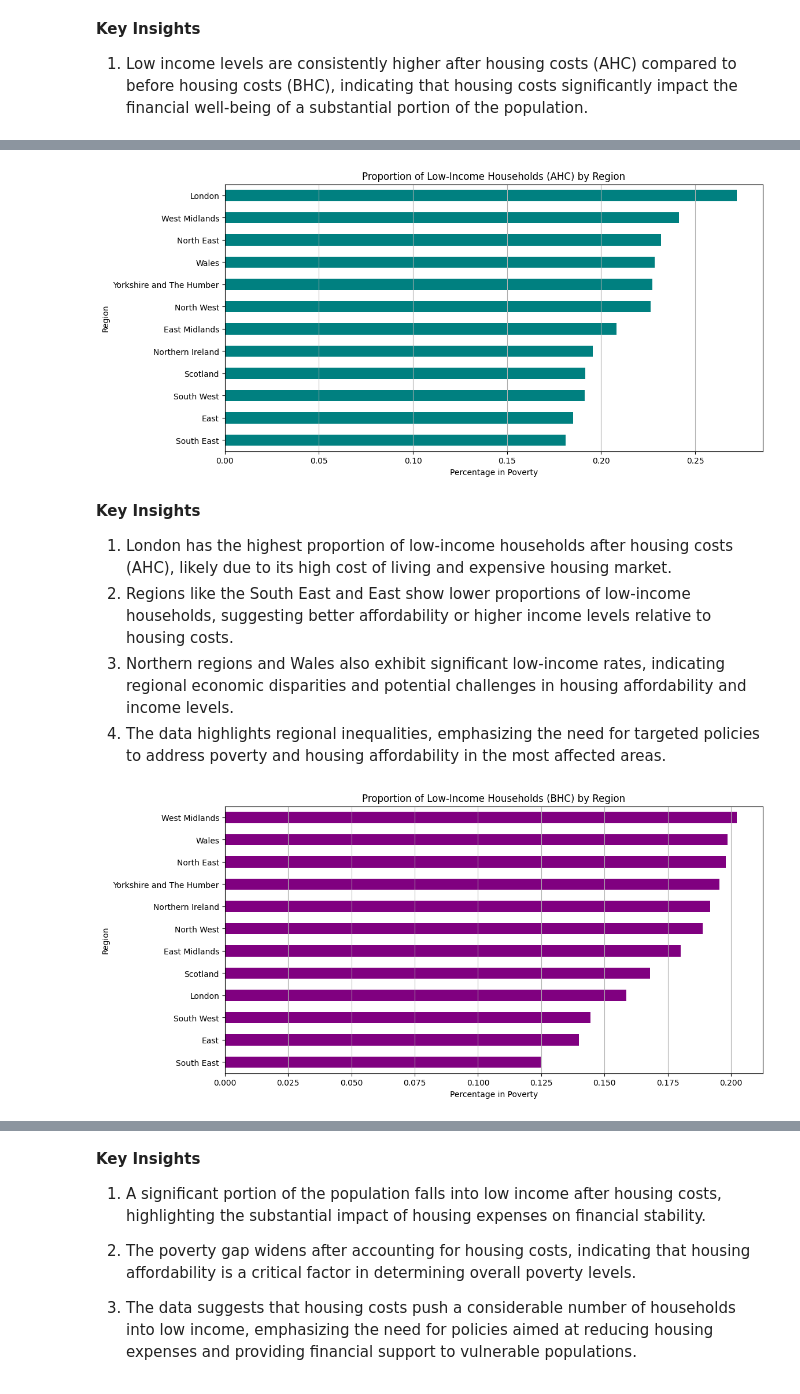
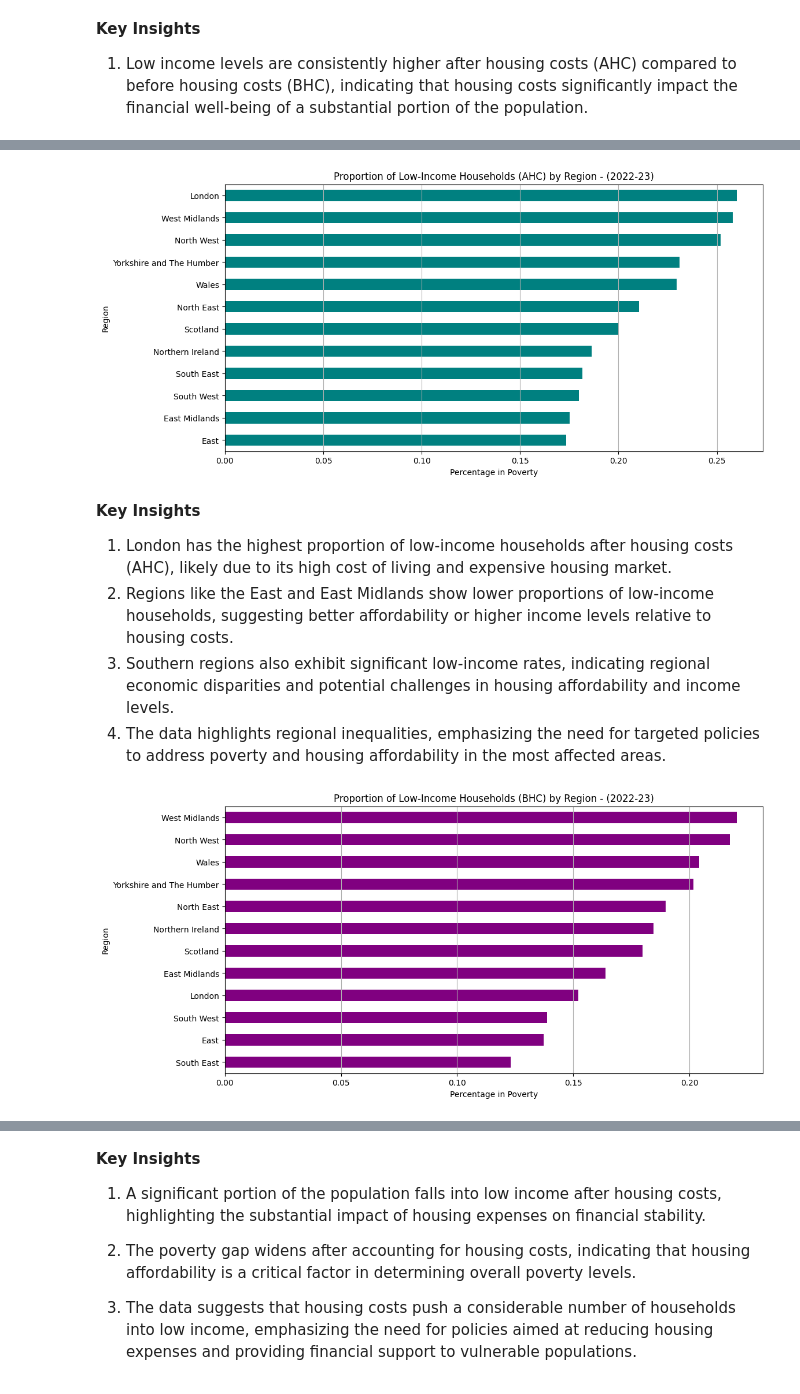
Before and after one commit to DhammikePremachandra/Housing_Tenure_and_Poverty, a Jupyter notebook: Tenure_and_Poverty.ipynb, the cells around one changed output, grey strips where cells are left out. Saved outputs shown, nothing was run; the diff lists cells and outputs as text; code cells hidden in the pictures.

```diff
--- a/Tenure_and_Poverty.ipynb
+++ b/Tenure_and_Poverty.ipynb
@@ -388,3 +388,7 @@ df.head()
 | 2 | 2002-03 | Not in low income | Not in low income | Not in receipt | Owned outright | Yorkshire and The Humber | ... |
 | 3 | 2002-03 | Not in low income | Not in low income | Not in receipt | Owned outright | East Midlands | ... |
 | 4 | 2002-03 | Not in low income | Not in low income | Not in receipt | Owned outright | West Midlands | ... |
+# %%
+# Considering only the data for the year 2022-23.
+df_recent_year = df[df['Financial year'] == '2022-23'].reset_index(drop=True)
+df_recent_year.head()
@@ -541,6 +554,6 @@ plt.show()
 # %%
-# Exploring Regional Poverty Patterns.
-regional_poverty_ahc = df.pivot_table(
+# Exploring Regional Poverty Patterns in Financial year 2022-23.
+regional_poverty_ahc = df_recent_year.pivot_table(
     index='Region',
     columns='Median net household income(AHC)',
     values='Total population',
@@ -551,36 +564,36 @@ regional_poverty_ahc = df.pivot_table(
 plt.figure(figsize=(12,6))
 regional_poverty_ahc['In low income'].sort_values().\
     plot(kind='barh', color='teal')
-plt.title('Proportion of Low-Income Households (AHC) by Region')
+plt.title('Proportion of Low-Income Households (AHC) by Region - (2022-23)')
 plt.xlabel('Percentage in Poverty')
 plt.grid(axis='x')
 plt.show()
 # %% [output]
-[figure, old version]
+[figure, new version]
 # %% [markdown]
 **Key Insights**
 1. London has the highest proportion of low-income households after housing costs (AHC), likely due to its high cost of living and expensive housing market.
-2. Regions like the South East and East show lower proportions of low-income households, suggesting better affordability or higher income levels relative to housing costs.
-3. Northern regions and Wales also exhibit significant low-income rates, indicating regional economic disparities and potential challenges in housing affordability and income levels.
+2. Regions like the East and East Midlands show lower proportions of low-income households, suggesting better affordability or higher income levels relative to housing costs.
+3. Southern regions also exhibit significant low-income rates, indicating regional economic disparities and potential challenges in housing affordability and income levels.
 4. The data highlights regional inequalities, emphasizing the need for targeted policies to address poverty and housing affordability in the most affected areas.
 # %%
-# Exploring Regional Poverty Patterns (BHC).
-regional_poverty_bhc = df.pivot_table(
+# Exploring Regional Poverty Patterns (BHC) in Financial year 2022-23.
+regional_poverty_bhc = df_recent_year.pivot_table(
     index='Region',
     columns='Median net household income(BHC)',
     values='Total population',
     aggfunc='sum'
 ).apply(lambda x: x/x.sum(), axis=1)
 
 # Plotting the chart.
 plt.figure(figsize=(12,6))
 regional_poverty_bhc['In low income'].sort_values().\
     plot(kind='barh', color='purple')
-plt.title('Proportion of Low-Income Households (BHC) by Region')
+plt.title('Proportion of Low-Income Households (BHC) by Region - (2022-23)')
 plt.xlabel('Percentage in Poverty')
 plt.grid(axis='x')
 plt.show()
 # %% [output]
-[figure, old version]
+[figure, new version]
 # %%
 # Combining AHC and BHC data for compare regional poverty before and
```
Also changed, not shown: parts of 20 cells of this notebook.
